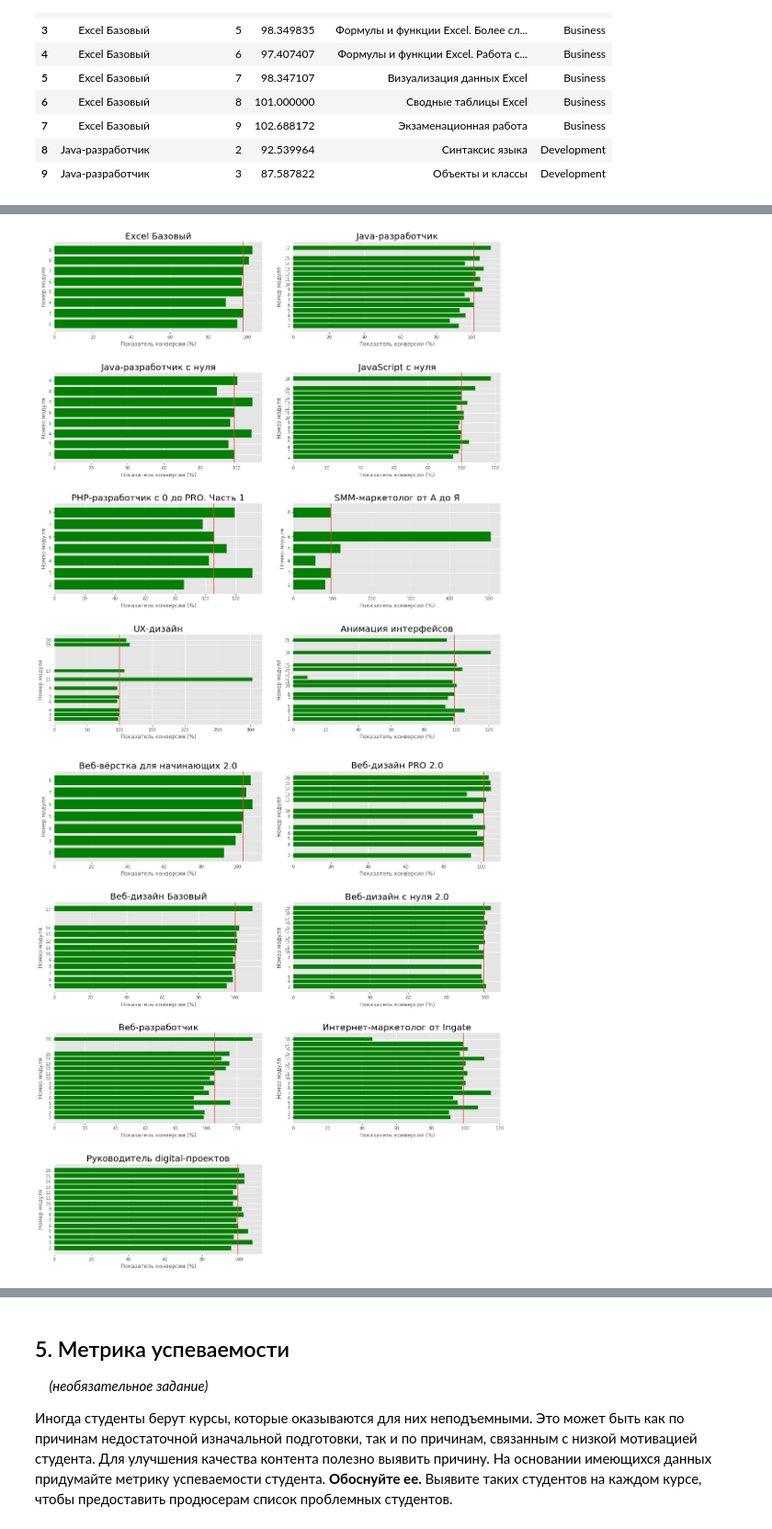
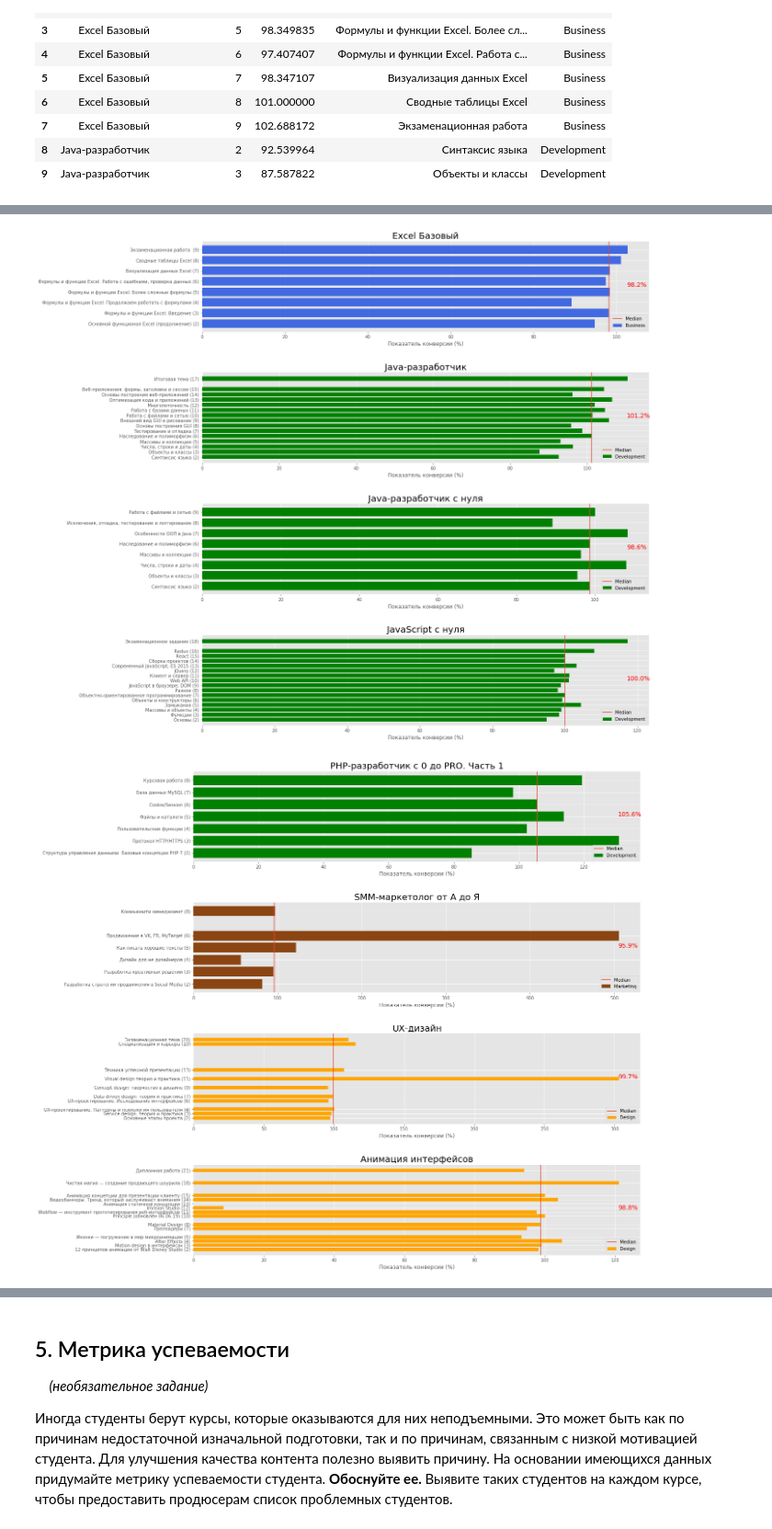
Before and after one commit to Dreeamcatcher/repo, a Jupyter notebook: skillbox/Data analytics - junior/course works/1/Coursework_analytics_1.ipynb, the cells around one changed output, grey strips where cells are left out. Shown at 92% size. Cells and saved outputs as stored; diff of their text form; code cells hidden in the pictures.

```diff
--- a/skillbox/Data analytics - junior/course works/1/Coursework_analytics_1.ipynb
+++ b/skillbox/Data analytics - junior/course works/1/Coursework_analytics_1.ipynb
@@ -849,39 +865,51 @@ for fig_number in range(1, math.ceil(len(titles) / LIMIT_SUBPLOTS) + 1 ):
 # 15 графиков. Графики должны иметь заголовки. Ticks должны содержать номер и название модуля. Цвет столбцов графиков должен содержать информацию о сфере,
 # к которой относится курс (нужна легенда). Прозрачность должна стоять на отметке 0.1. На графики должна быть нанесена линия медианы конверсии для каждого курса.
 # У медианы должен быть свой цвет. Рамок у графиков быть не должно ⭐
 subplots = [] # двумерный массив полотен [fig_1[subplots..], fig_2[subplots..]]
-LIMIT_SUBPLOTS, SHAPE = 8, 42
+LIMIT_SUBPLOTS, SHAPE = 4, 41
 # рисуем графики по 8 штук
 for fig_number in range(1, math.ceil(len(titles) / LIMIT_SUBPLOTS) + 1 ):
     subplots.append([])
     # инициализируем
     fig = plt.figure()
     fig.set_size_inches(18, 20)
     for index, title in enumerate(titles[fig_number * LIMIT_SUBPLOTS - LIMIT_SUBPLOTS : LIMIT_SUBPLOTS * fig_number]):
         # добавляем и настраиваем холст
         subplots[fig_number-1].append(fig.add_subplot(int('{}{}'.format(SHAPE, index + 1))))
         subplots[fig_number-1][index].grid(True)
         plt.subplots_adjust(wspace=0.15, hspace=0.45)
         # извлекаем значения осей
         x_values, y_values = [], []
         x_values = conversion_df[conversion_df.course_title == title]['conversion'].values
         y_values = conversion_df[conversion_df.course_title == title]['module_number'].values
-
-        plt.yticks(y_values, fontsize='10')
+        course_type = conversion_df[conversion_df.course_title == title]['course_field'].values[0]
+        # делаем название модулей по оси У
+        plt.yticks(
+            y_values,
+            conversion_df[conversion_df.course_title == title][['module_number', 'module_title']].apply(
+                lambda x: '{} ({})'.format(x['module_title'], x['module_number']), axis='columns'
+            ).tolist(),   fontsize='10'
+        )
         # рисуем медиану
-        median_line = plt.axvline(np.median(x_values), label='Median')
+        median_value = np.median(x_values)
+        median_line = plt.axvline(median_value, label='Median')
+        # выводим текстовое значение медианы
+        subplots[fig_number-1][index].text(
+            0.95, 0.5, str(round(median_value, 1)) +'%', color='red', fontsize=14,
+            transform=subplots[fig_number-1][index].transAxes
+        )
         # подписываем
         subplots[fig_number-1][index].set_title(title, fontsize = '20')
-        subplots[fig_number-1][index].set_ylabel('Номер модуля')
         subplots[fig_number-1][index].set_xlabel('Показатель конверсии (%)')
-
         # удаляем рамку
         subplots[fig_number-1][index].spines['top'].set_visible(False)
         subplots[fig_number-1][index].spines['right'].set_visible(False)
         subplots[fig_number-1][index].spines['bottom'].set_visible(False)
         subplots[fig_number-1][index].spines['left'].set_visible(False)
         # рисуем
-        subplots[fig_number-1][index].barh(y_values, x_values, color='green')
+        subplots[fig_number-1][index].barh(y_values, x_values, label=course_type, color=colors[np.where(fields_list == course_type)[0][0]])
+        # отображаем легенду
+        plt.legend(loc='lower right')
 # %% [output]
-[figure, old version]
+[figure, new version]
-[figure, old version]
+[figure, new version]
```
Also changed, not shown: parts of 3 cells of this notebook.
